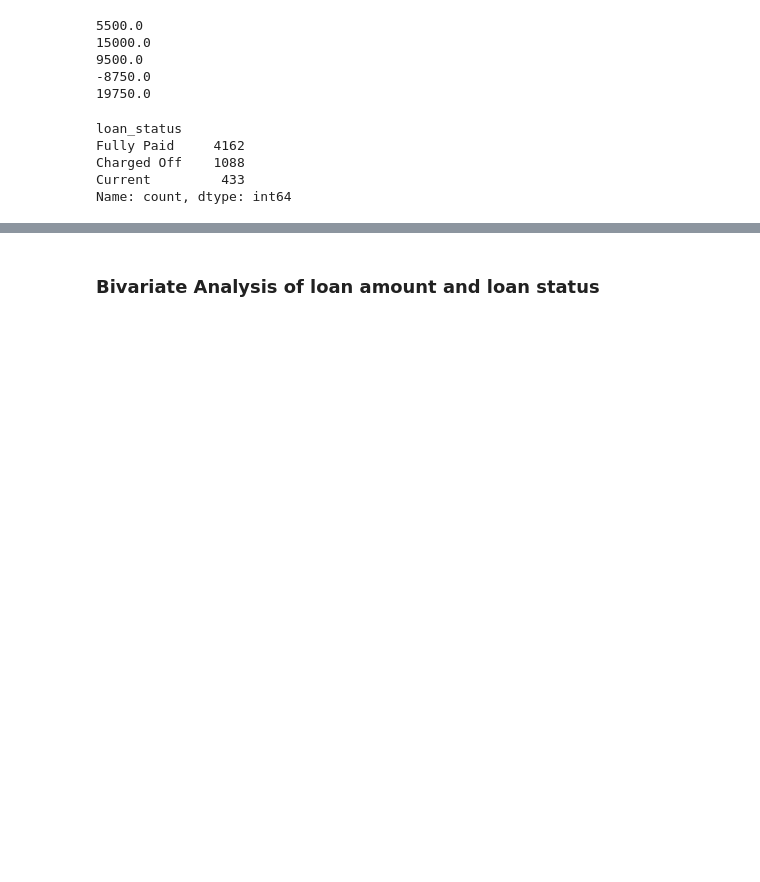
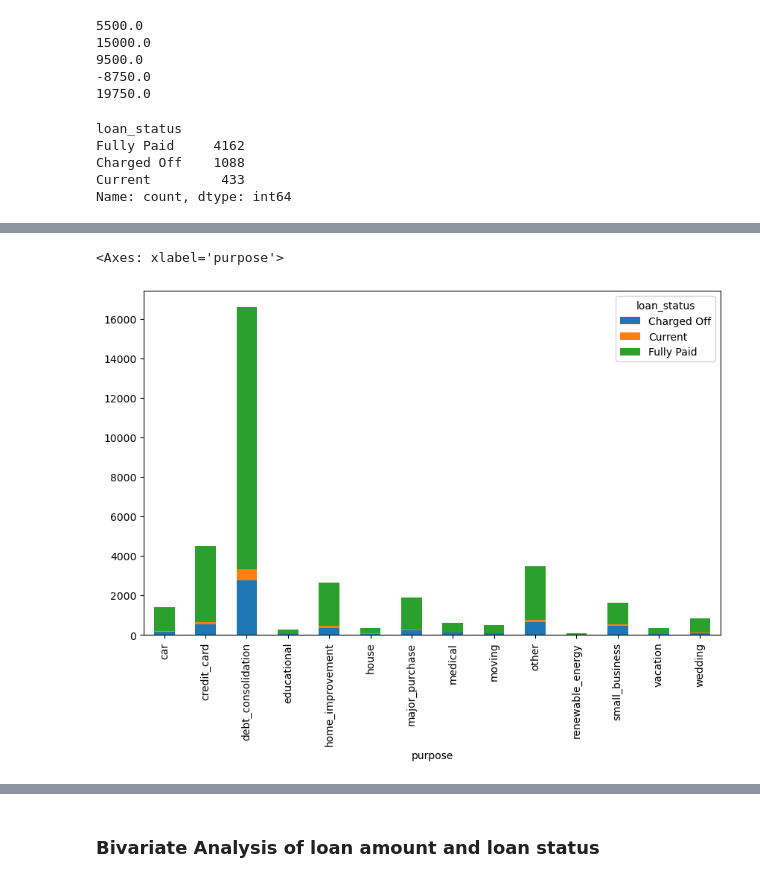
Before and after one commit to PraveenSM/LendingClubCaseStudy, a Jupyter notebook: Praveen_Mathad.ipynb, the cells around one changed output, grey strips where cells are left out. Drawn from its saved outputs; the diff is of its cells as text; code cells hidden in the pictures; blank space fills up the shorter version.

```diff
--- a/Praveen_Mathad.ipynb
+++ b/Praveen_Mathad.ipynb
@@ -560,0 +675,3 @@ Name: count, dtype: int64
+# %%
+purpose_status = pd.pivot_table(data=df1, values="loan_amnt", index="purpose", columns="loan_status", aggfunc='count')
+purpose_status
@@ -560,0 +695,7 @@ Name: count, dtype: int64
+# %%
+purpose_status.plot(kind='bar', stacked=True, figsize=[10,6])
+
+#(kind="bar", stacked="True", figsize=[10,6])
+# %% [output]
+<Axes: xlabel='purpose'>
+[figure, added]
```
Also changed, not shown: parts of 42 cells of this notebook.
